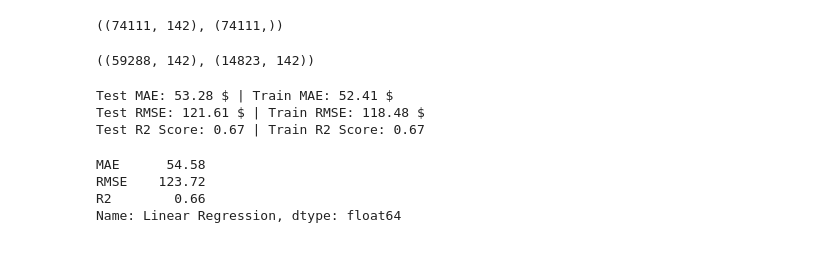
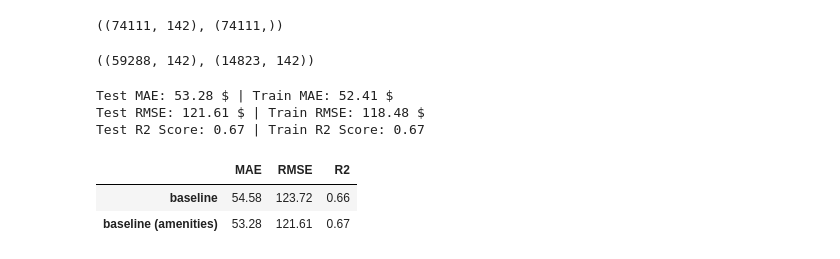
Before and after one commit to Car1LL/airbnb_prices_prediction, a Jupyter notebook: notebooks/01_Linear_Modeling.ipynb, the cells around one changed output. Saved outputs shown, nothing was run; the diff lists cells and outputs as text; code cells hidden in the pictures.

```diff
--- a/notebooks/01_Linear_Modeling.ipynb
+++ b/notebooks/01_Linear_Modeling.ipynb
@@ -528,10 +528,21 @@ print(f"Test R2 Score: {test_r2:.2f} | Train R2 Score: {train_r2:.2f}")
 Test MAE: 53.28 $ | Train MAE: 52.41 $
 Test RMSE: 121.61 $ | Train RMSE: 118.48 $
 Test R2 Score: 0.67 | Train R2 Score: 0.67
-# %%
-results_df.loc['Linear Regression']
-# %% [output]
-MAE      54.58
-RMSE    123.72
-R2        0.66
-Name: Linear Regression, dtype: float64
+# %%
+hypotheses_df = pd.DataFrame(
+    columns=["MAE", "RMSE", "R2"]
+)
+
+hypotheses_df.loc['baseline'] = results_df.loc['Linear Regression']
+
+hypotheses_df.loc['baseline (amenities)'] = [
+    round(test_MAE, 2),
+    round(test_RMSE, 2),
+    round(test_r2, 2)
+]
+
+hypotheses_df
+# %% [output]
+|  | MAE | RMSE | R2 |
+| baseline | 54.58 | 123.72 | 0.66 |
+| baseline (amenities) | 53.28 | 121.61 | 0.67 |
```
Also changed, not shown: parts of 16 cells of this notebook.
